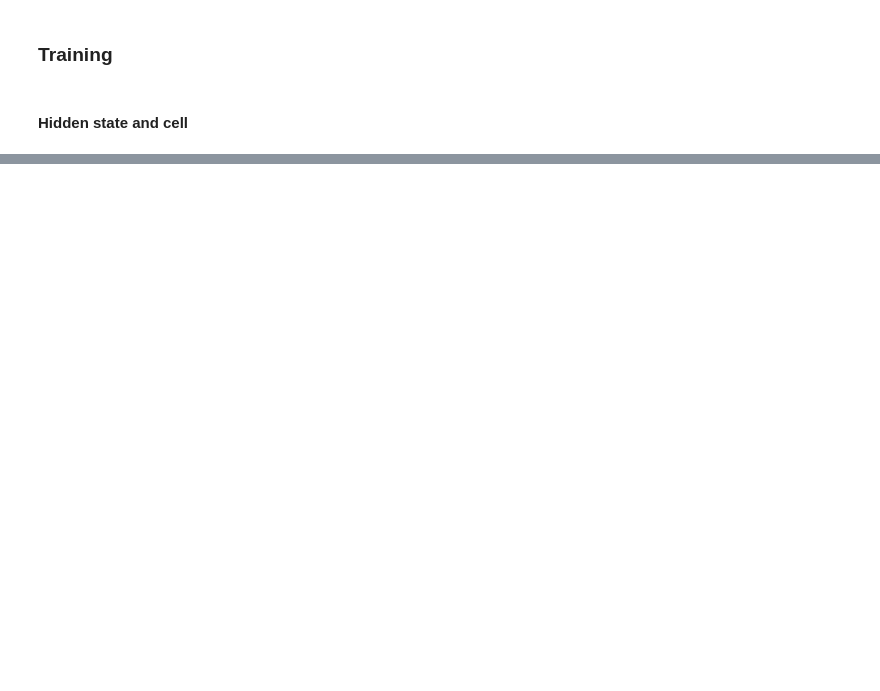
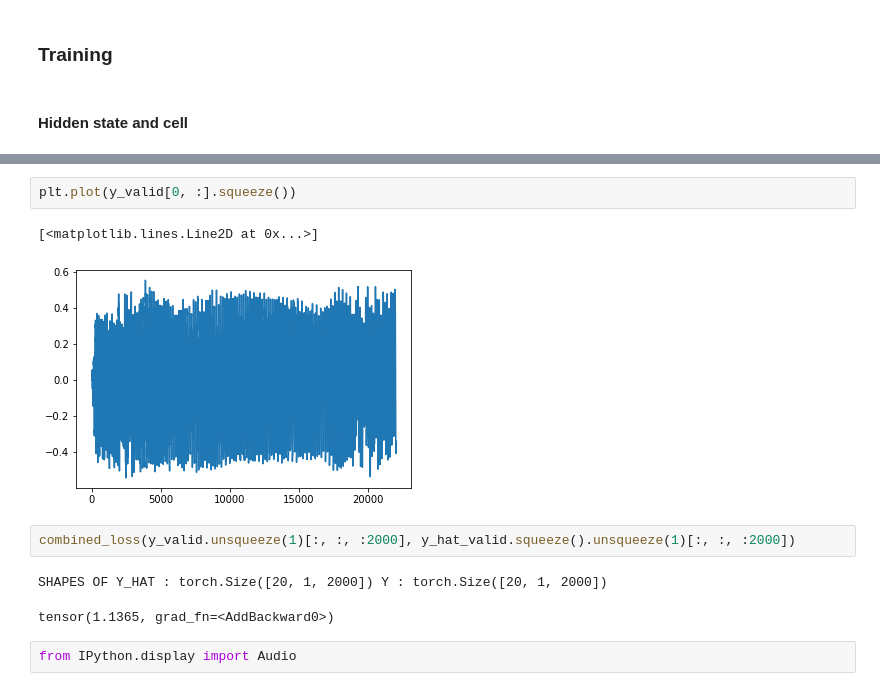
Before and after one commit to trian-gles/pytorch-guitar-amp-modelling, a Jupyter notebook: GuitarLSTM.ipynb, the cells around one changed output, grey strips where cells are left out. Saved outputs shown, nothing was run; the diff lists cells and outputs as text; blank space fills up the shorter version.

```diff
--- a/GuitarLSTM.ipynb
+++ b/GuitarLSTM.ipynb
@@ -187,0 +334,12 @@ done
+# %%
+plt.plot(y_valid[0, :].squeeze())
+# %% [output]
+[<matplotlib.lines.Line2D at 0x...>]
+[figure, added]
+# %%
+combined_loss(y_valid.unsqueeze(1)[:, :, :2000], y_hat_valid.squeeze().unsqueeze(1)[:, :, :2000])
+# %% [output]
+SHAPES OF Y_HAT : torch.Size([20, 1, 2000]) Y : torch.Size([20, 1, 2000])
+tensor(1.1365, grad_fn=<AddBackward0>)
+# %%
+from IPython.display import Audio
```
Also changed, not shown: parts of 24 cells of this notebook.
